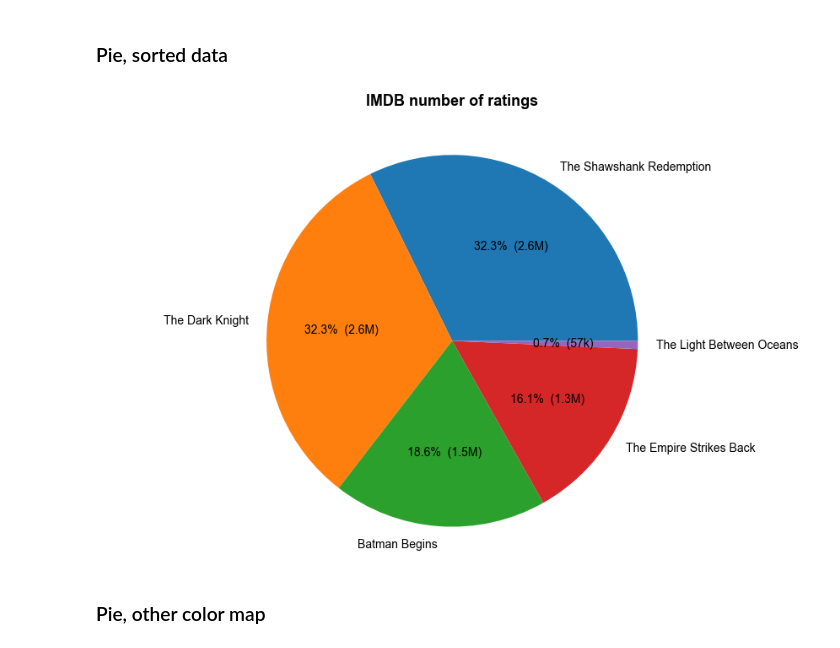
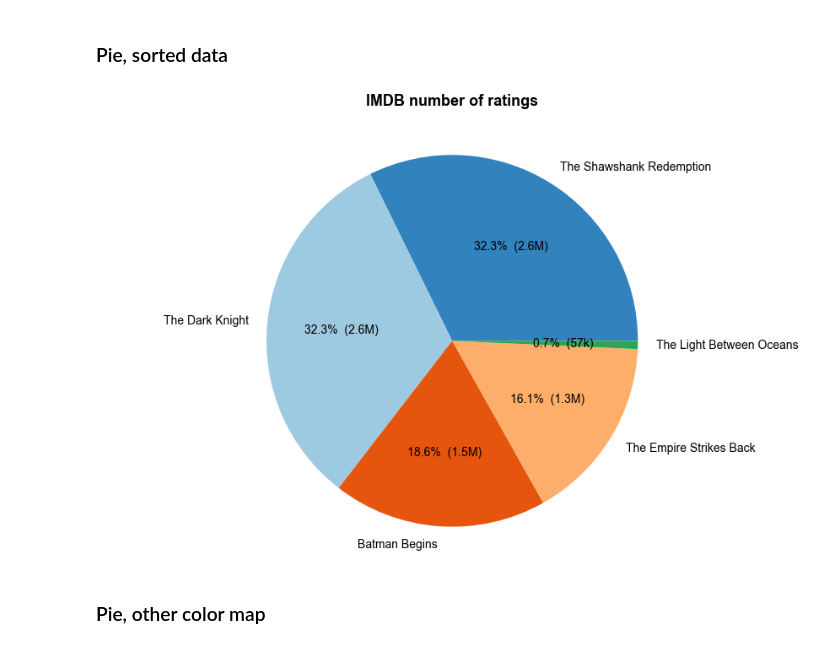
Before and after one commit to jhagelback/customized_chart, a Jupyter notebook: Examples.ipynb, the cells around one changed output. Drawn from its saved outputs; the diff is of its cells as text; code cells hidden in the pictures.

```diff
--- a/Examples.ipynb
+++ b/Examples.ipynb
@@ -58,13 +58,12 @@ pie_chart(movies, {
 # %%
 sorted_movies = sort(movies, field="value", reverse=True)
 pie_chart(sorted_movies, {
     "title": "IMDB number of ratings",
-    "cmap": "tab20",
     "percent_format": "pct-1",
     "value_format": "prefix",
 })
 # %% [output]
-[figure, old version]
+[figure, new version]
 # %% [markdown]
 ### Pie, other color map
 # %%
```
Also changed, not shown: parts of 3 cells of this notebook, 3 other files.
